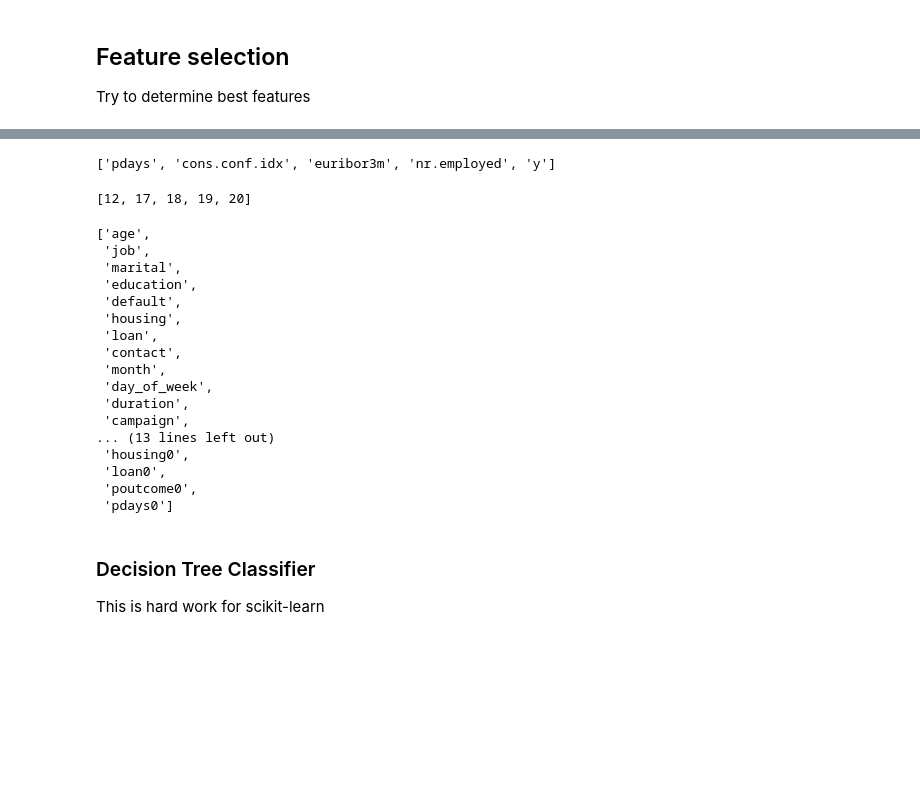
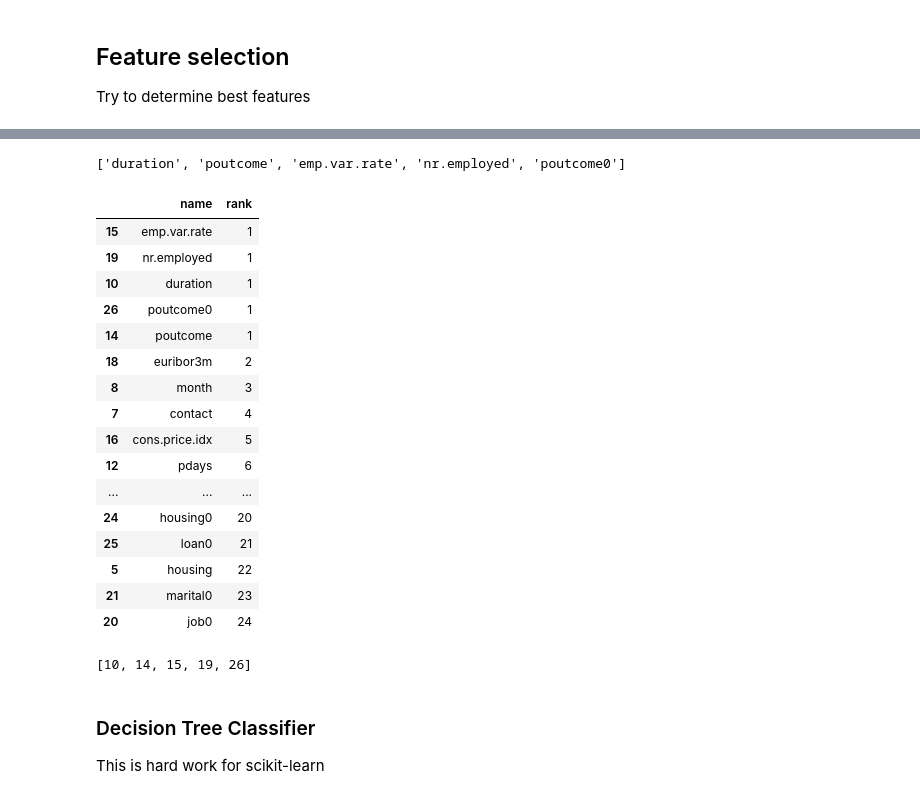
Before and after one commit to eepgwde/pyeg0, a Jupyter notebook: fca/fca2.ipynb, the cells around one changed output, grey strips where cells are left out. Drawn from its saved outputs; the diff is of its cells as text; code cells hidden in the pictures; blank space fills up the shorter version.

Commit message:
ranking

```diff
--- a/fca/fca2.ipynb
+++ b/fca/fca2.ipynb
@@ -118,0 +129,5 @@ Index(['age', 'job', 'marital', 'education', 'default', 'housing', 'loan',
+# %%
+# The decision tree
+# idxs = ~(X.pdays0 <= -2.461)
+idxs = X['nr.employed'] > -0.5
+sum(idxs.values) / len(idxs.values)
@@ -251,31 +250,36 @@ array([25, 24, 23, 22, 19, 21, 20, 17, 18, 16,  9, 15,  1, 12, 11,  7, 13,
 # %%
 x0 = np.array(Xcols)
-list(x0[rfe.support_])
+f0s = list(x0[rfe.support_]) # just the first choices
+f0s
 # %% [output]
-['pdays', 'cons.conf.idx', 'euribor3m', 'nr.employed', 'y']
+['duration', 'poutcome', 'emp.var.rate', 'nr.employed', 'poutcome0']
+# %%
+# And in order
+rnk0 = pd.DataFrame(data={'name': list(X_train.columns), 'rank': rfe.ranking_})
+rnk0.sort_values(['rank'])
+# %% [output]
+|  | name | rank |
+| 15 | emp.var.rate | 1 |
+| 19 | nr.employed | 1 |
+| 10 | duration | 1 |
+| 26 | poutcome0 | 1 |
+| 14 | poutcome | 1 |
+| 18 | euribor3m | 2 |
+| 8 | month | 3 |
+| 7 | contact | 4 |
+| 16 | cons.price.idx | 5 |
+| 12 | pdays | 6 |
+| ... | ... | ... |
+| 24 | housing0 | 20 |
+| 25 | loan0 | 21 |
+| 5 | housing | 22 |
+| 21 | marital0 | 23 |
+| 20 | job0 | 24 |
 # %%
 idxs = list(np.where(rfe.support_)[0])
 idxs
-Xcols
 # %% [output]
-[12, 17, 18, 19, 20]
+[10, 14, 15, 19, 26]
-['age',
- 'job',
- 'marital',
- 'education',
- 'default',
- 'housing',
- 'loan',
- 'contact',
- 'month',
- 'day_of_week',
- 'duration',
- 'campaign',
-... (13 lines left out)
- 'housing0',
- 'loan0',
- 'poutcome0',
- 'pdays0']
 # %% [markdown]
 ### Decision Tree Classifier
 
```
Also changed, not shown: parts of 18 cells of this notebook, 2 other files.
